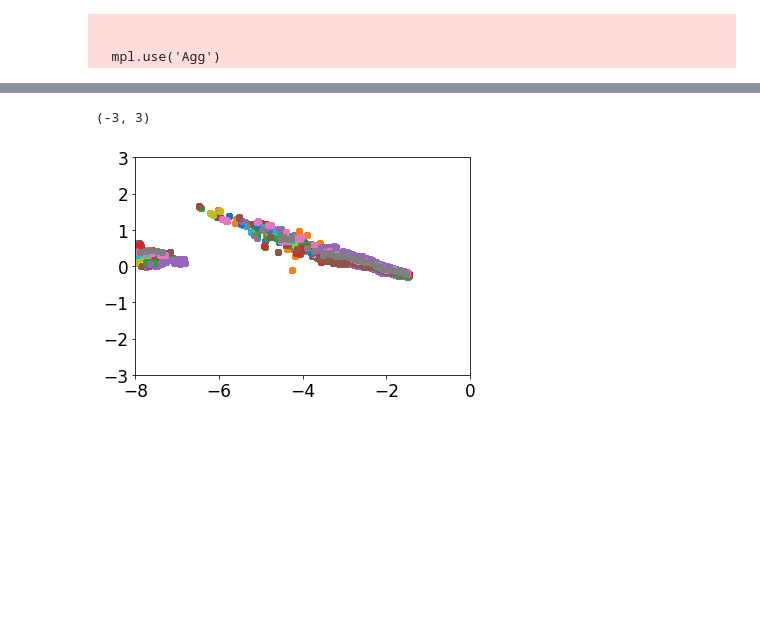
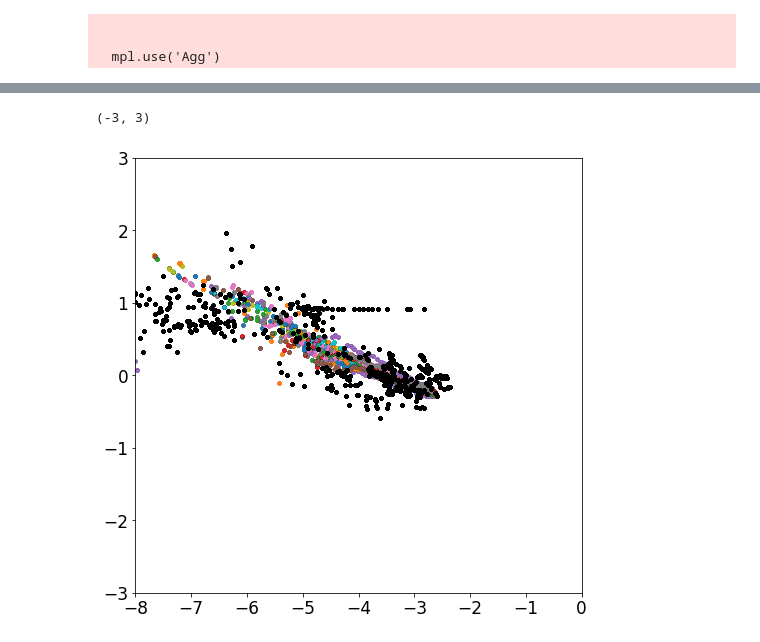
Before and after one commit to aemerick/OneZ, a Jupyter notebook: notebooks/onezone_stars.ipynb, the cells around one changed output, grey strips where cells are left out. Saved outputs shown, nothing was run; the diff lists cells and outputs as text; code cells hidden in the pictures; blank space fills up the shorter version.

```diff
--- a/notebooks/onezone_stars.ipynb
+++ b/notebooks/onezone_stars.ipynb
@@ -106,0 +316,35 @@ for i in np.arange(28):
+# %%
+fig, ax = plt.subplots()
+fig.set_size_inches(8,8)
+
+
+
+all_x = []
+all_y = []
+for data in all_data:
+    y = data.abundance_ratio('Mg','Fe', filtered_data = True)
+    x = data.abundance_ratio('Fe','H', filtered_data = True)
+
+    all_x += [x*1.]
+    all_y += [y*1.]
+
+all_x = np.hstack(all_x)
+all_y = np.hstack(all_y)
+
+
+
+cx,cy,H,fx, fy = adaptive_param_plot(all_x,all_y, bins = 32,
+                                   axis = ax, ncontours=7, cmap = 'magma')
+
+#cx,cy,H,fx, fy = adaptive_param_plot(x,y, bins = 32,
+#                                   axis = ax, ncontours=7, cmap = 'viridis')
+ax.scatter(x,y,color='C0',marker='o',alpha=0.5,s=10)
+
+ax.scatter(gal.df[('io','particle_Fe_over_H')].value,
+           gal.df[('io','particle_Mg_over_Fe')].value, color = 'C1', marker = '*', alpha = 0.5, s = 10)
+
+
+ax.set_xlim(-9,-1)
+ax.set_ylim(-2,2)
+ax.set_xlabel('[Fe/H]')
+ax.set_ylabel('[Mg/Fe]')
@@ -107,14 +418,16 @@ for i in np.arange(28):
 # %%
 fig, ax = plt.subplots()
-
+fig.set_size_inches(8,8)
 
 for data in all_data:
-    y = data.abundance_ratio('Mg','Fe', filtered_data = False)
-    x = data.abundance_ratio('Fe','H', filtered_data=False)
-    ax.scatter(x,y)
+    y = data.abundance_ratio('Mg','Fe',filtered_data=True)
+    x = data.abundance_ratio('Fe','H',filtered_data=True)
+    ax.scatter(x,y,s=5,alpha =0.5)
 
+ax.scatter(gal.df[('io','particle_Fe_over_H')].value,
+          gal.df[('io','particle_Mg_over_Fe')].value, color = 'black', marker = 'D', s = 7)
 ax.set_xlim(-8,0)
 ax.set_ylim(-3,3)
 # %% [output]
 (-3, 3)
-[figure, old version]
+[figure, new version]
```
Also changed, not shown: parts of 12 cells of this notebook.
